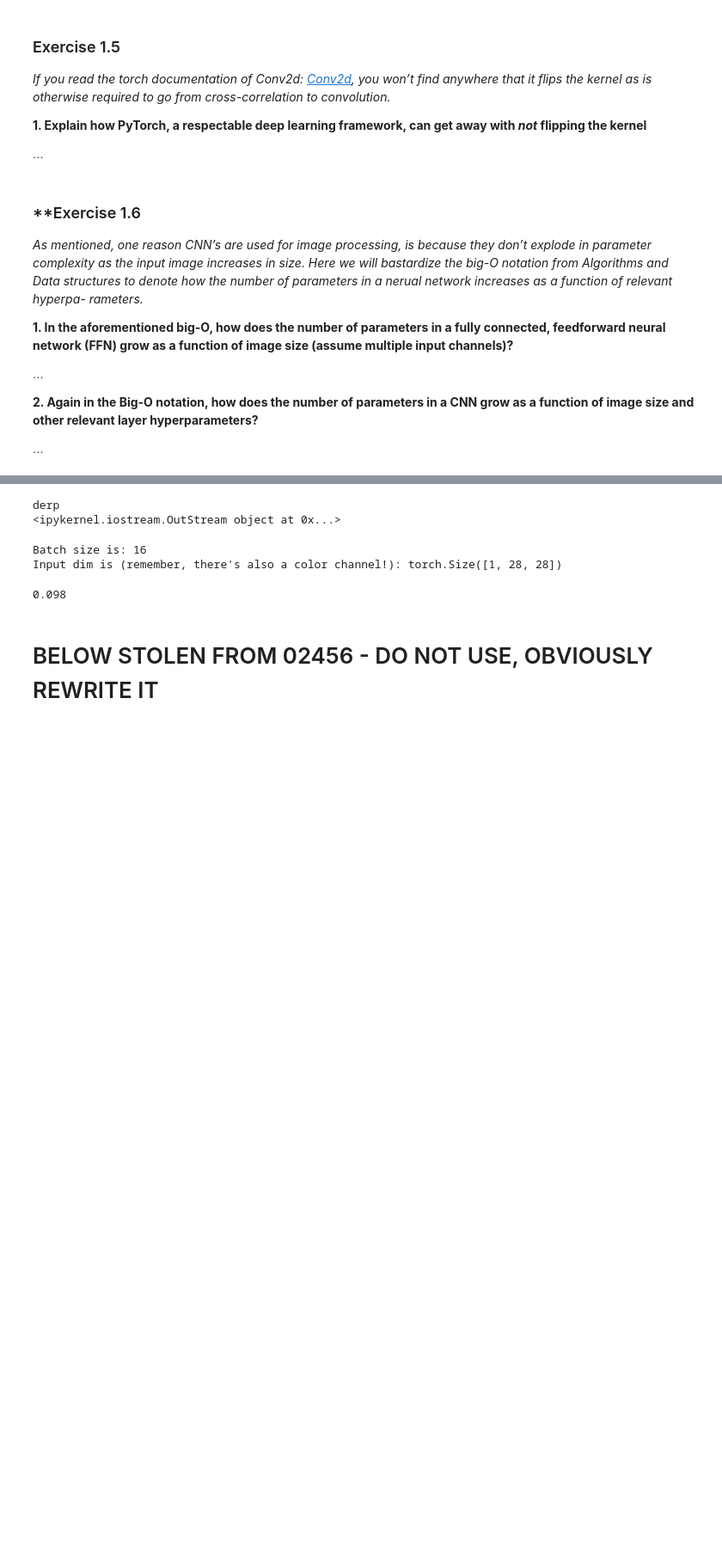
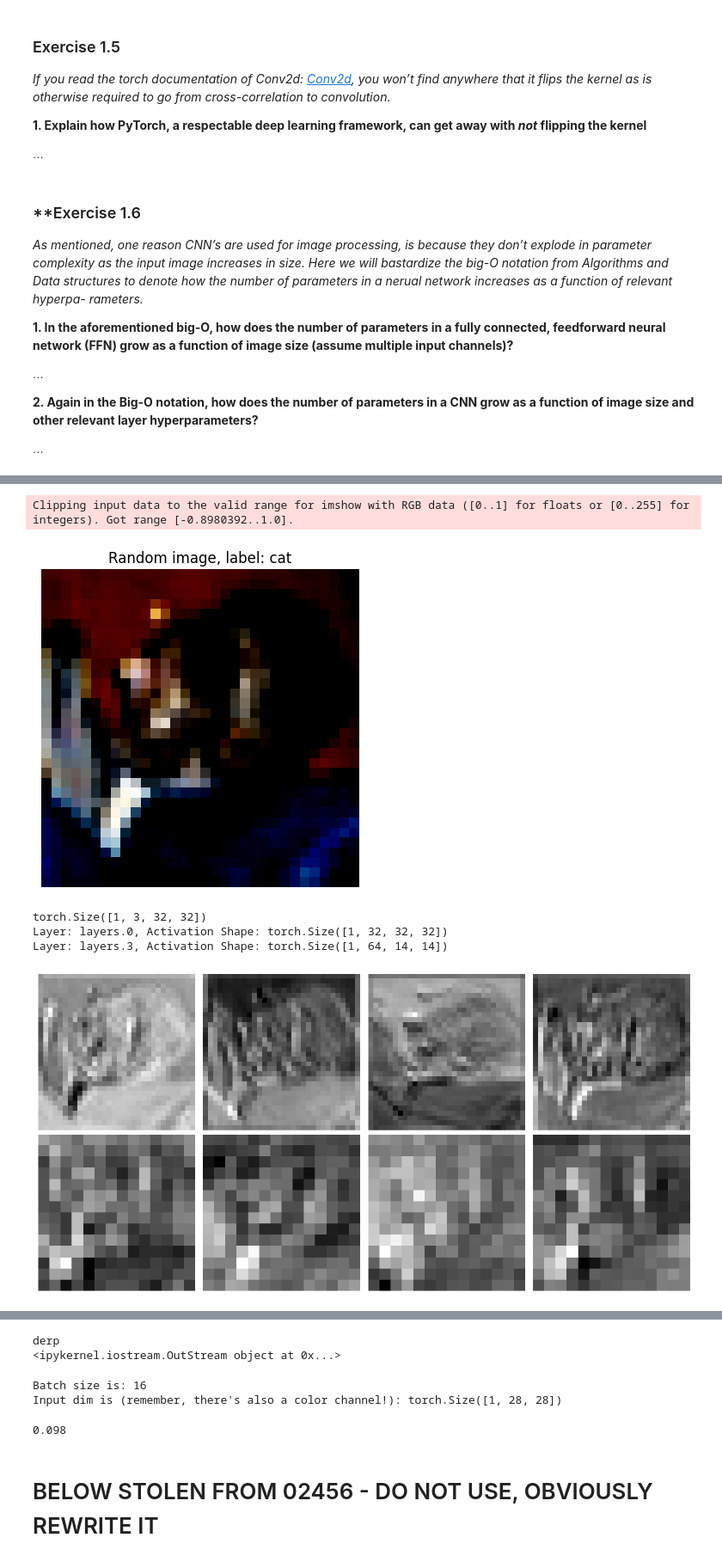
Before and after one commit to Twinbo/Signals-and-Data-Autumn-2025-student, a Jupyter notebook: week_3/ex_week_3.ipynb, the cells around one changed output, grey strips where cells are left out. Shown at 86% size. Saved outputs shown, nothing was run; the diff lists cells and outputs as text; code cells hidden in the pictures; blank space fills up the shorter version.

```diff
--- a/week_3/ex_week_3.ipynb
+++ b/week_3/ex_week_3.ipynb
@@ -645 +551,70 @@ torch.Size([10, 28, 28])
+# %%
+trained_model = False
+
+if trained_model is False:
+    # Initialize a dummy untrained CNN model to compare activations with
+    in_channels = next(iter(train_dataloader))[0].shape[1]
+    in_width_height = next(iter(train_dataloader))[0].shape[-1]
+    feats_fore_linear = get_dim_before_first_linear(CNN_model.layers, in_width_height, in_channels, brain=False)
+    model = CNN(num_classes=10, in_channels=in_channels, features_fore_linear=feats_fore_linear, lr=0.001)
+
+else:
+    # Otherwise use a trained model
+    model = CNN_model
+
+# Dict to hold network activations
+activations = {}
+
+# Hook function, is a type of wrapper function that is then called whenever layer registered with it is run
+def forward_hook(layer_name, capture_dict):
+    def hook(module, input, output):
+        capture_dict[layer_name] = output
+    return hook
+
+# Register hooks for all Conv2d layers model
+for name, layer in model.named_modules():
+    if isinstance(layer, nn.Conv2d):
+        layer.register_forward_hook(forward_hook(name, activations))
+
+# Get just a single example from the test dataloader
+input_image, input_label = next(iter(test_dataloader))
+input_image, input_label = input_image[0].unsqueeze(0).to('cpu'), input_label[0].unsqueeze(0).to('cpu').numpy()[0]
+
+# TODO: ADD SUPPORT FOR CIFAR10
+# Plot the image before convolutions
+if dataset == 'mnist':
+    plt.imshow(input_image.squeeze().numpy(), cmap='gray')
+    plt.title(f'Random image, label: {input_label}')
+
+elif dataset == 'cifar10':
+    plt.imshow(input_image.squeeze().transpose(0, 2).transpose(0, 1).numpy())
+    plt.title(f'Random image, label: {cifar10_classes[input_label]}')
+plt.axis('off')  # Hide axis
+plt.show()
+
+# Forward pass - Use torch.no_grad() to not store gradients, since we are only interested in activations
+with torch.no_grad():
+    print(input_image.shape)
+    output = model(input_image.to(device))
+
+# Display the captured activations
+for layer_name, activation in activations.items():
+    print(f"Layer: {layer_name}, Activation Shape: {activation.shape}")
+
+fig, axes = plt.subplots(2, 4, figsize=(12, 6))
+
+for i, (layer_name, activation) in enumerate(activations.items()):
+    for j in range(4):
+        axes[i, j].imshow(activation[0, j, ...].to('cpu'), cmap='gray')
+        axes[i, j].axis('off')
+
+plt.tight_layout()
+plt.show()
+# %% [output]
+Clipping input data to the valid range for imshow with RGB data ([0..1] for floats or [0..255] for integers). Got range [-0.8980392..1.0].
+[figure, added]
+torch.Size([1, 3, 32, 32])
+Layer: layers.0, Activation Shape: torch.Size([1, 32, 32, 32])
+Layer: layers.3, Activation Shape: torch.Size([1, 64, 14, 14])
+[figure, added]
 # %%
```
Also changed, not shown: parts of 34 cells of this notebook.
